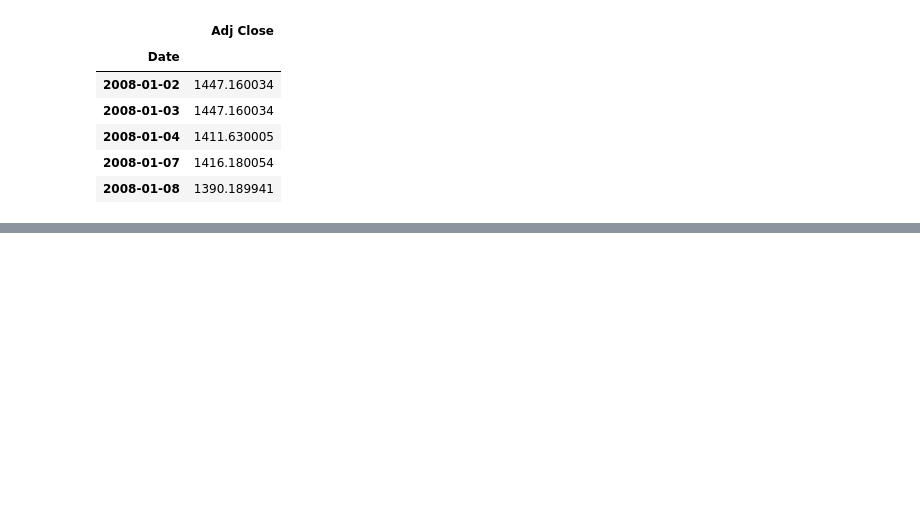
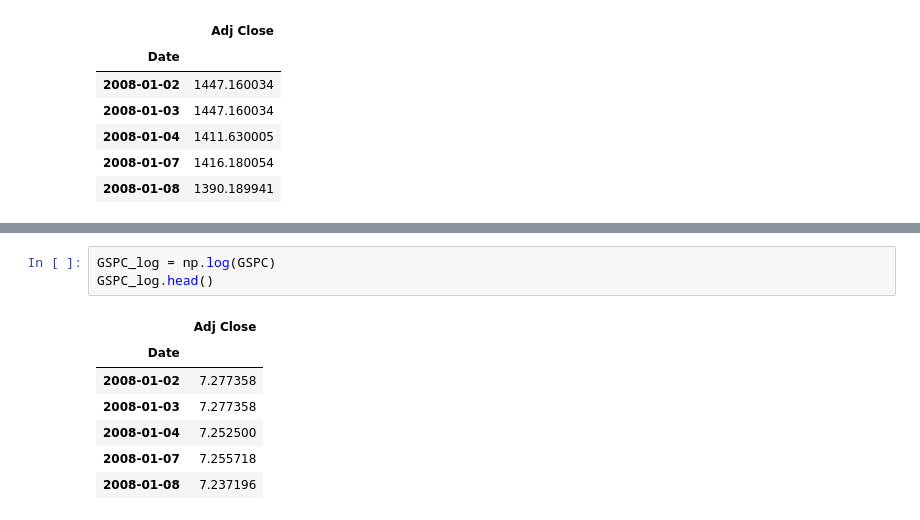
Before and after one commit to IceCreammm/MRP, a Jupyter notebook: MRP_Production.ipynb, the cells around one changed output, grey strips where cells are left out. Saved outputs shown, nothing was run; the diff lists cells and outputs as text; blank space fills up the shorter version.

```diff
--- a/MRP_Production.ipynb
+++ b/MRP_Production.ipynb
@@ -308 +366,12 @@ X_log.head()
+# %%
+GSPC_log = np.log(GSPC)
+GSPC_log.head()
+# %% [output]
+|  | Adj Close |
+| Date |  |
+| 2008-01-02 | 7.277358 |
+| 2008-01-03 | 7.277358 |
+| 2008-01-04 | 7.252500 |
+| 2008-01-07 | 7.255718 |
+| 2008-01-08 | 7.237196 |
 # %%
```
Also changed, not shown: parts of 19 cells of this notebook.
